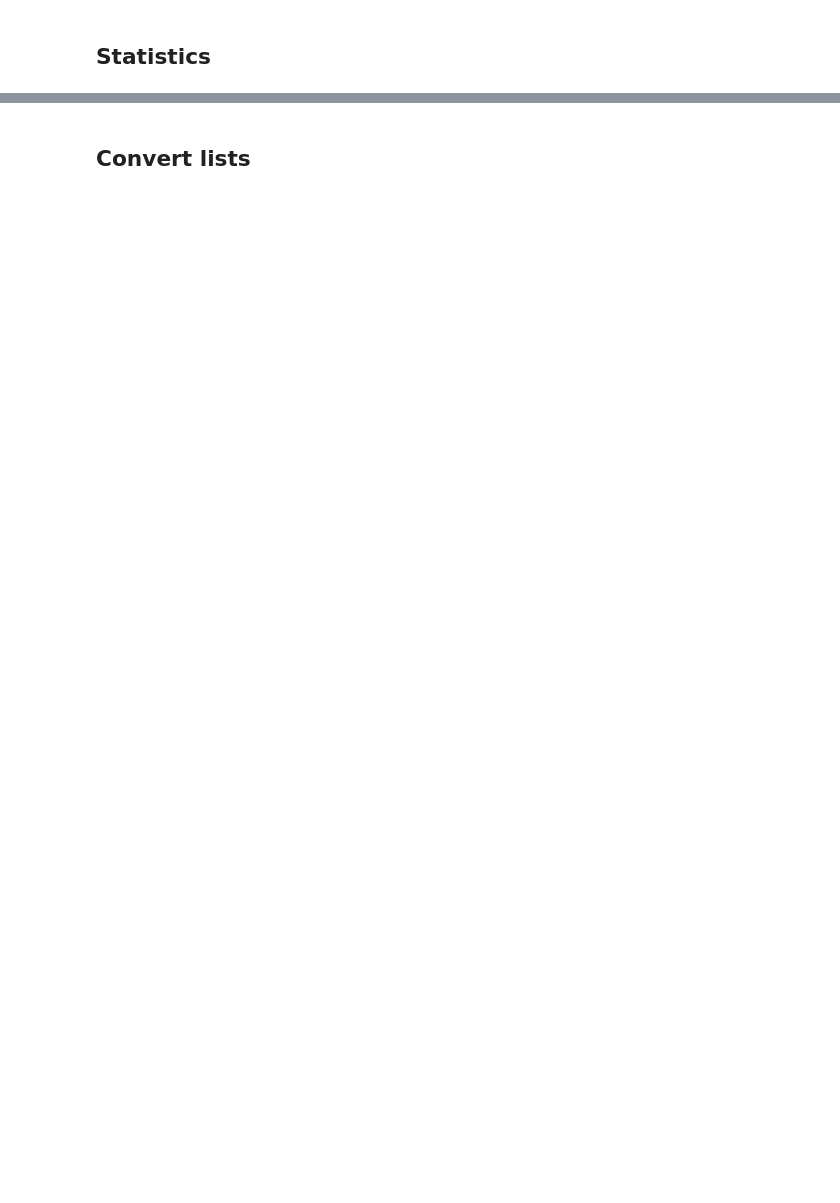
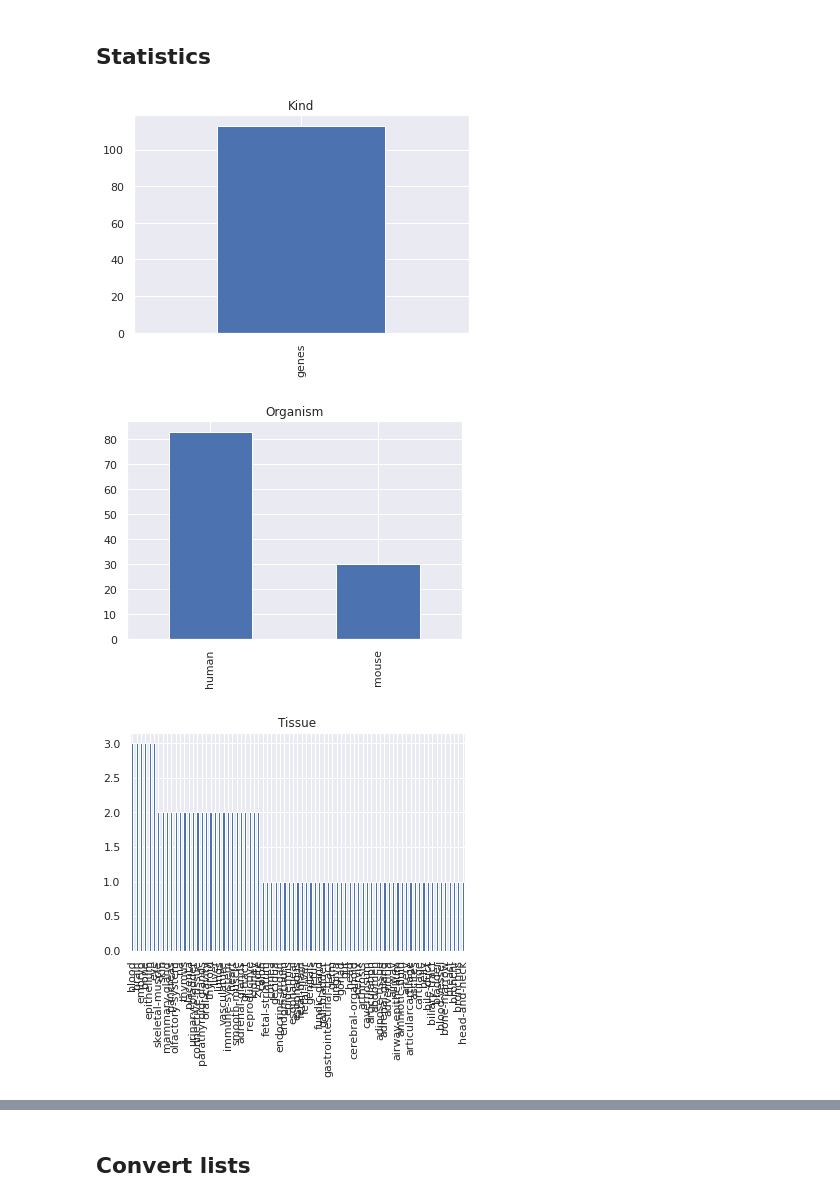
Before and after one commit to loosolab/MarkerRepo, a Jupyter notebook: marker_repo.ipynb, the cells around one changed output, grey strips where cells are left out. Cells and saved outputs as stored; diff of their text form; code cells hidden in the pictures; blank space fills up the shorter version.

```diff
--- a/marker_repo.ipynb
+++ b/marker_repo.ipynb
@@ -110,0 +138,16 @@ mr.combineLists(paths)
+# %%
+sns.set_style("darkgrid")
+sns.set(rc={"figure.dpi": 120, "savefig.dpi": 120})
+
+# Load all lists
+df = mr.getDB(REPO_LISTS_PATH)
+
+# Plot statistics
+for key in metadata:
+    stat_df = df[key].value_counts()
+    stat_df.plot(kind='bar', title=key)
+    plt.show()
+# %% [output]
+[figure, added]
+[figure, added]
+[figure, added]
```
Also changed, not shown: parts of 10 cells of this notebook, 1 other file.
